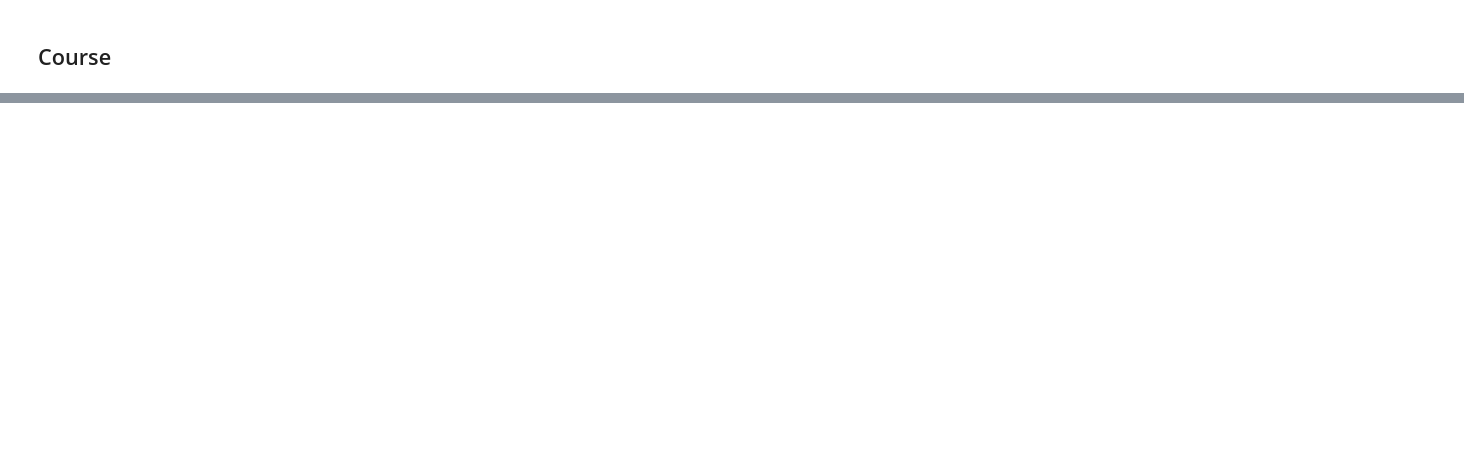
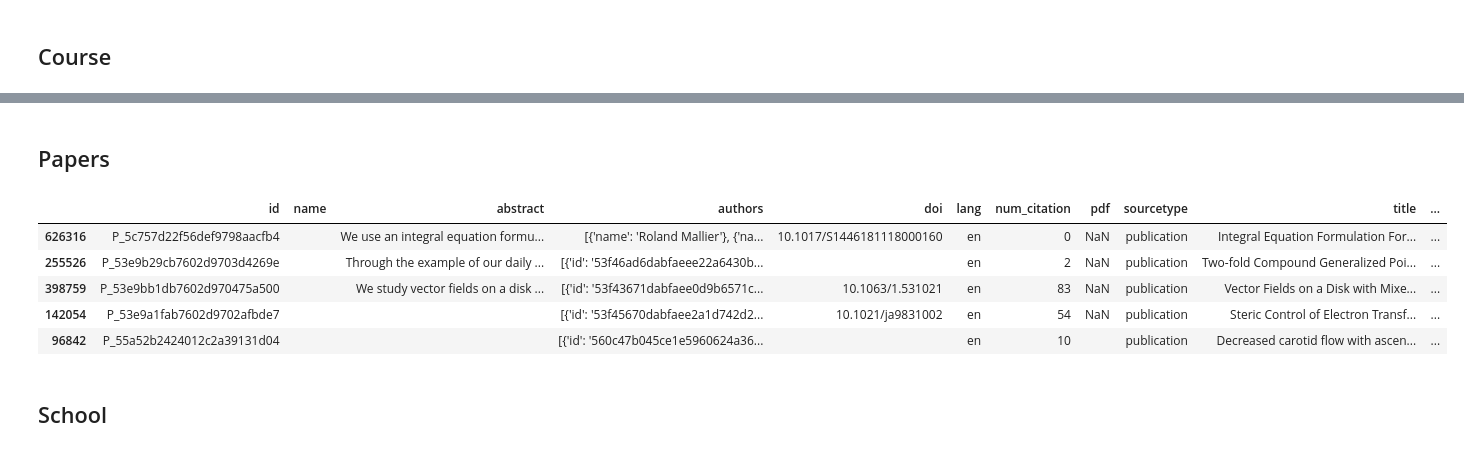
Before and after one commit to SantiagoPardo726/Tesis, a Jupyter notebook: notebooks/MOOCCubeExploration.ipynb, the cells around one changed output, grey strips where cells are left out. Drawn from its saved outputs; the diff is of its cells as text; code cells hidden in the pictures; blank space fills up the shorter version.

```diff
--- a/notebooks/MOOCCubeExploration.ipynb
+++ b/notebooks/MOOCCubeExploration.ipynb
@@ -66,3 +75,18 @@ course_df.head(5)
 | 2 | C_course-v1:McGillX+ATOC185x+2015_T1 | 自然灾害（自主模式） | 无 | 地球上没有一处地方不发生自然灾害。当我们以科学的眼光看待这些自然灾... | C_course-v1:McGillX+ATOC185x+2015_T1 | V_8bc91d3fc5914379ae31723cdc0de9f1 | [Video: Overview 1, Video: Overvi... | [01.02.01.02, 01.02.03.02, 01.02.... |
 | 3 | C_course-v1:McGillX+ATOC185x+2015_T1 | 自然灾害（自主模式） | 无 | 地球上没有一处地方不发生自然灾害。当我们以科学的眼光看待这些自然灾... | C_course-v1:McGillX+ATOC185x+2015_T1 | V_8aef0ca48efc445c9edf545114ba22a9 | [Video: Overview 1, Video: Overvi... | [01.02.01.02, 01.02.03.02, 01.02.... |
 | 4 | C_course-v1:McGillX+ATOC185x+2015_T1 | 自然灾害（自主模式） | 无 | 地球上没有一处地方不发生自然灾害。当我们以科学的眼光看待这些自然灾... | C_course-v1:McGillX+ATOC185x+2015_T1 | V_ae9b4e594d4347a4b3da95dc1851eac3 | [Video: Overview 1, Video: Overvi... | [01.02.01.02, 01.02.03.02, 01.02.... |
+# %% [markdown]
+## Papers
+# %%
+paper_df = pd.read_json("../data/MOOCCube/entities/paper.json",lines=True)
+# %%
+paper_df.sample(5)
+# %% [output]
+|  | id | name | abstract | authors | doi | lang | num_citation | pdf | sourcetype | title | ... |
+| 626316 | P_5c757d22f56def9798aacfb4 |  | We use an integral equation formu... | [{'name': 'Roland Mallier'}, {'na... | 10.1017/S1446181118000160 | en | 0 | NaN | publication | Integral Equation Formulation For... | ... |
+| 255526 | P_53e9b29cb7602d9703d4269e |  | Through the example of our daily ... | [{'id': '53f46ad6dabfaeee22a6430b... |  | en | 2 | NaN | publication | Two-fold Compound Generalized Poi... | ... |
+| 398759 | P_53e9bb1db7602d970475a500 |  | We study vector fields on a disk ... | [{'id': '53f43671dabfaee0d9b6571c... | 10.1063/1.531021 | en | 83 | NaN | publication | Vector Fields on a Disk with Mixe... | ... |
+| 142054 | P_53e9a1fab7602d9702afbde7 |  |  | [{'id': '53f45670dabfaee2a1d742d2... | 10.1021/ja9831002 | en | 54 | NaN | publication | Steric Control of Electron Transf... | ... |
+| 96842 | P_55a52b2424012c2a39131d04 |  |  | [{'id': '560c47b045ce1e5960624a36... |  | en | 10 |  | publication | Decreased carotid flow with ascen... | ... |
+# %% [markdown]
+## School
```
Also changed, not shown: parts of 16 cells of this notebook, 1 other file.
